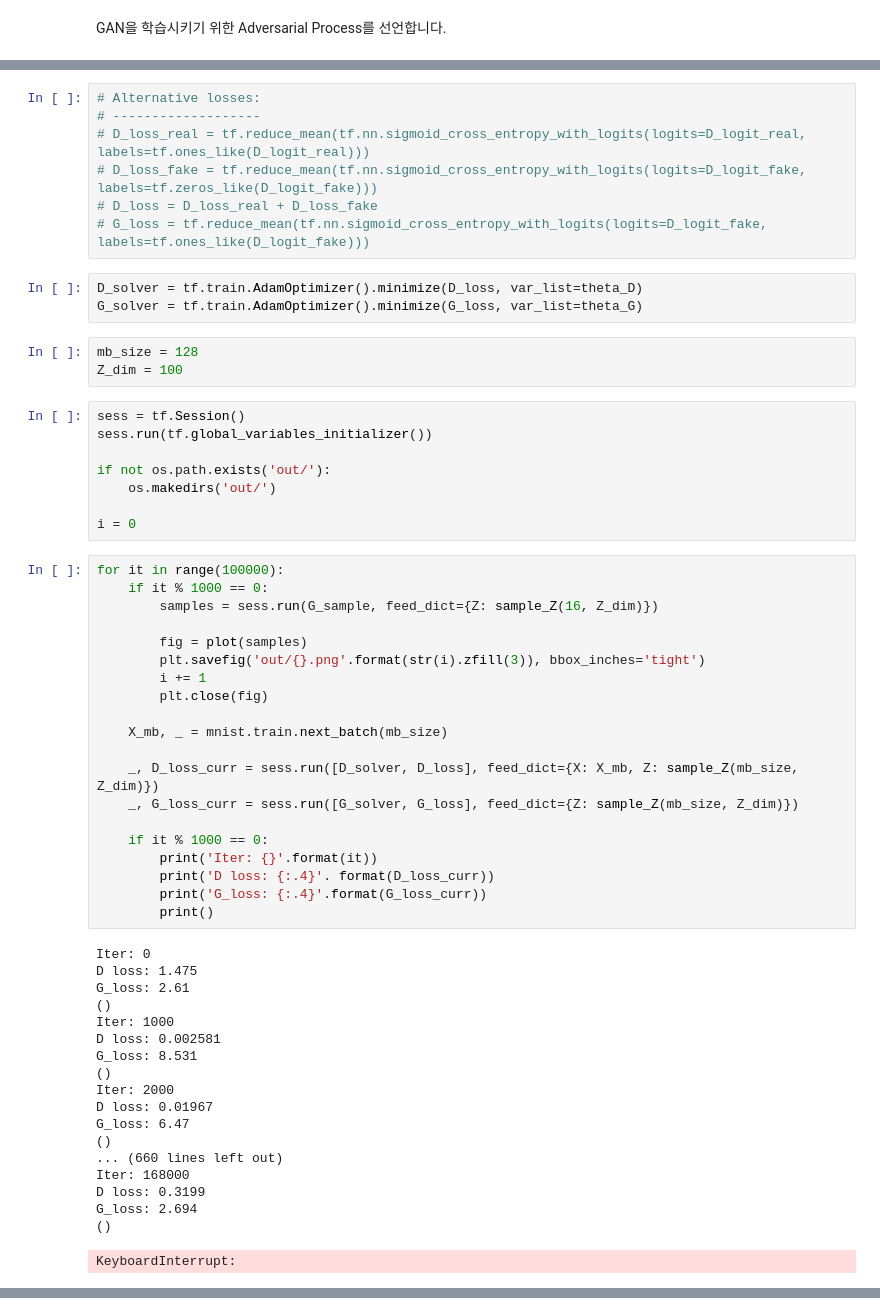
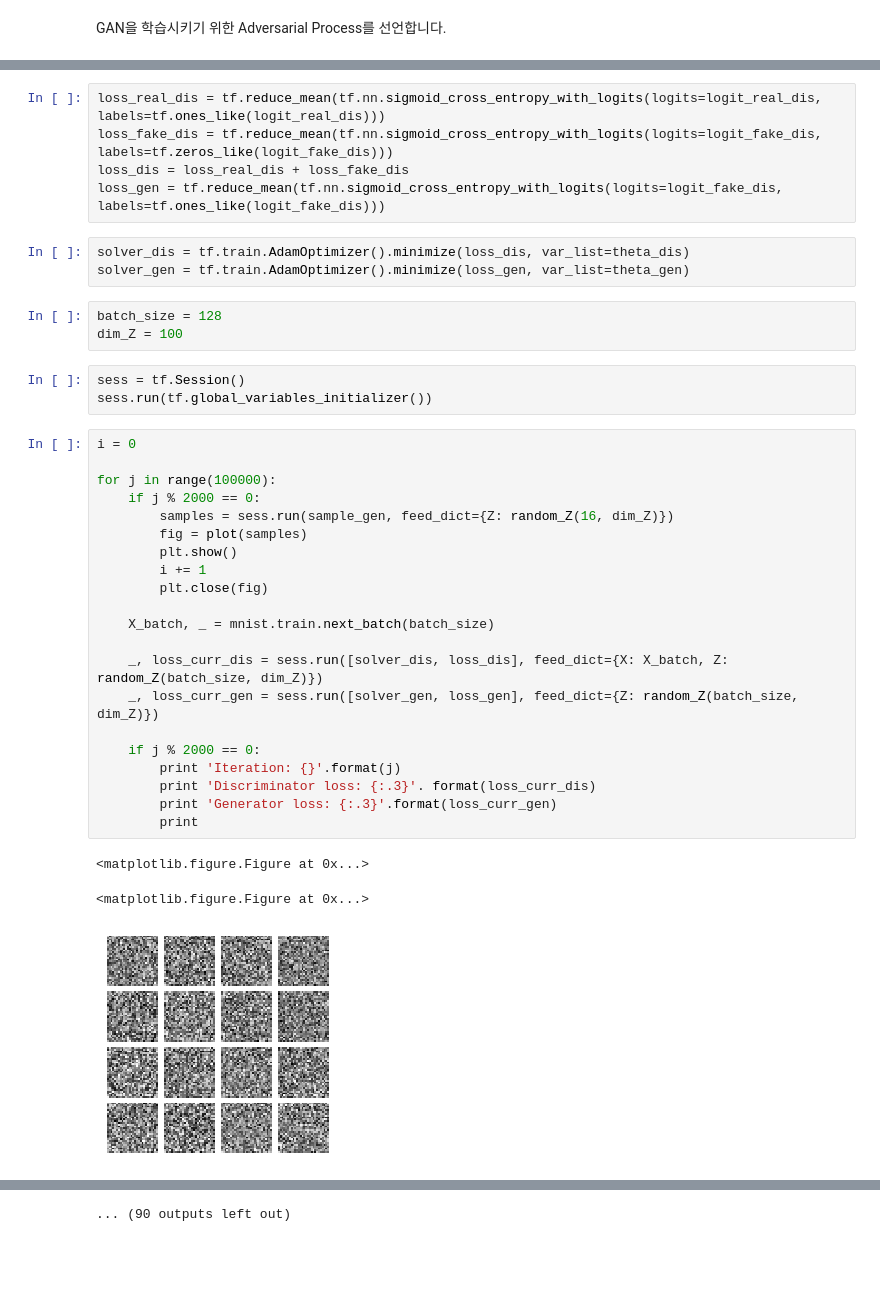
Before and after one commit to beret21/new_ai_textbook, a Jupyter notebook: 10_GANs.ipynb, the cells around one changed output, grey strips where cells are left out. Saved outputs shown, nothing was run; the diff lists cells and outputs as text; blank space fills up the shorter version.

```diff
--- a/10_GANs.ipynb
+++ b/10_GANs.ipynb
@@ -113,60 +107,39 @@ G_loss = -tf.reduce_mean(tf.log(D_fake))
 # %%
-# Alternative losses:
-# -------------------
-# D_loss_real = tf.reduce_mean(tf.nn.sigmoid_cross_entropy_with_logits(logits=D_logit_real, labels=tf.ones_like(D_logit_real)))
-# D_loss_fake = tf.reduce_mean(tf.nn.sigmoid_cross_entropy_with_logits(logits=D_logit_fake, labels=tf.zeros_like(D_logit_fake)))
-# D_loss = D_loss_real + D_loss_fake
-# G_loss = tf.reduce_mean(tf.nn.sigmoid_cross_entropy_with_logits(logits=D_logit_fake, labels=tf.ones_like(D_logit_fake)))
+loss_real_dis = tf.reduce_mean(tf.nn.sigmoid_cross_entropy_with_logits(logits=logit_real_dis, labels=tf.ones_like(logit_real_dis)))
+loss_fake_dis = tf.reduce_mean(tf.nn.sigmoid_cross_entropy_with_logits(logits=logit_fake_dis, labels=tf.zeros_like(logit_fake_dis)))
+loss_dis = loss_real_dis + loss_fake_dis
+loss_gen = tf.reduce_mean(tf.nn.sigmoid_cross_entropy_with_logits(logits=logit_fake_dis, labels=tf.ones_like(logit_fake_dis)))
 # %%
-D_solver = tf.train.AdamOptimizer().minimize(D_loss, var_list=theta_D)
-G_solver = tf.train.AdamOptimizer().minimize(G_loss, var_list=theta_G)
+solver_dis = tf.train.AdamOptimizer().minimize(loss_dis, var_list=theta_dis)
+solver_gen = tf.train.AdamOptimizer().minimize(loss_gen, var_list=theta_gen)
 # %%
-mb_size = 128
-Z_dim = 100
+batch_size = 128
+dim_Z = 100
 # %%
 sess = tf.Session()
 sess.run(tf.global_variables_initializer())
-
-if not os.path.exists('out/'):
-    os.makedirs('out/')
-
-i = 0
 # %%
-for it in range(100000):
-    if it % 1000 == 0:
-        samples = sess.run(G_sample, feed_dict={Z: sample_Z(16, Z_dim)})
+i = 0
 
+for j in range(100000):
+    if j % 2000 == 0:
+        samples = sess.run(sample_gen, feed_dict={Z: random_Z(16, dim_Z)})
         fig = plot(samples)
-        plt.savefig('out/{}.png'.format(str(i).zfill(3)), bbox_inches='tight')
+        plt.show()
         i += 1
         plt.close(fig)
 
-    X_mb, _ = mnist.train.next_batch(mb_size)
+    X_batch, _ = mnist.train.next_batch(batch_size)
 
-    _, D_loss_curr = sess.run([D_solver, D_loss], feed_dict={X: X_mb, Z: sample_Z(mb_size, Z_dim)})
-    _, G_loss_curr = sess.run([G_solver, G_loss], feed_dict={Z: sample_Z(mb_size, Z_dim)})
+    _, loss_curr_dis = sess.run([solver_dis, loss_dis], feed_dict={X: X_batch, Z: random_Z(batch_size, dim_Z)})
+    _, loss_curr_gen = sess.run([solver_gen, loss_gen], feed_dict={Z: random_Z(batch_size, dim_Z)})
 
-    if it % 1000 == 0:
-        print('Iter: {}'.format(it))
-        print('D loss: {:.4}'. format(D_loss_curr))
-        print('G_loss: {:.4}'.format(G_loss_curr))
-        print()
+    if j % 2000 == 0:
+        print 'Iteration: {}'.format(j)
+        print 'Discriminator loss: {:.3}'. format(loss_curr_dis)
+        print 'Generator loss: {:.3}'.format(loss_curr_gen)
+        print
 # %% [output]
-Iter: 0
-D loss: 1.475
-G_loss: 2.61
-()
-Iter: 1000
-D loss: 0.002581
-G_loss: 8.531
-()
-Iter: 2000
-D loss: 0.01967
-G_loss: 6.47
-()
-... (660 lines left out)
-Iter: 168000
-D loss: 0.3199
-G_loss: 2.694
-()
+<matplotlib.figure.Figure at 0x...>
-KeyboardInterrupt:
+<matplotlib.figure.Figure at 0x...>
+[figure, added]
@@ -172,0 +165 @@ KeyboardInterrupt:
+... (90 outputs left out)
```
Also changed, not shown: parts of 12 cells of this notebook.
